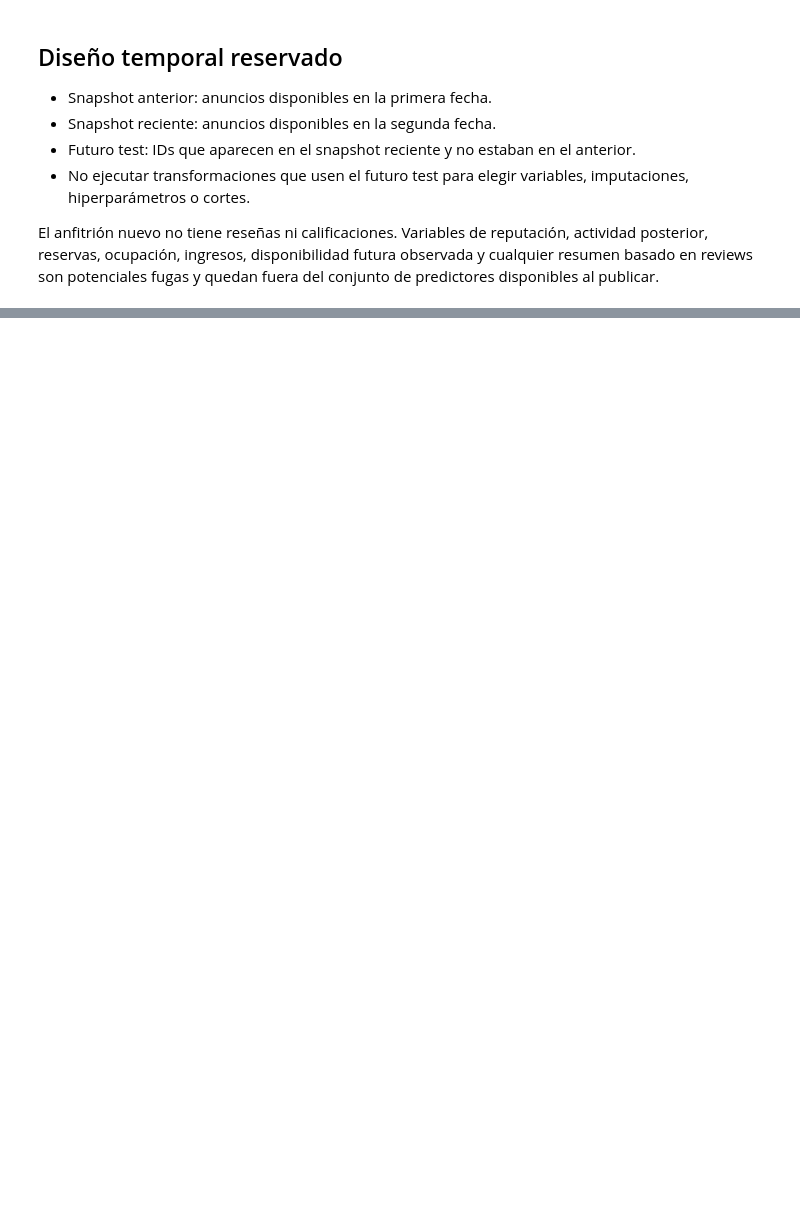
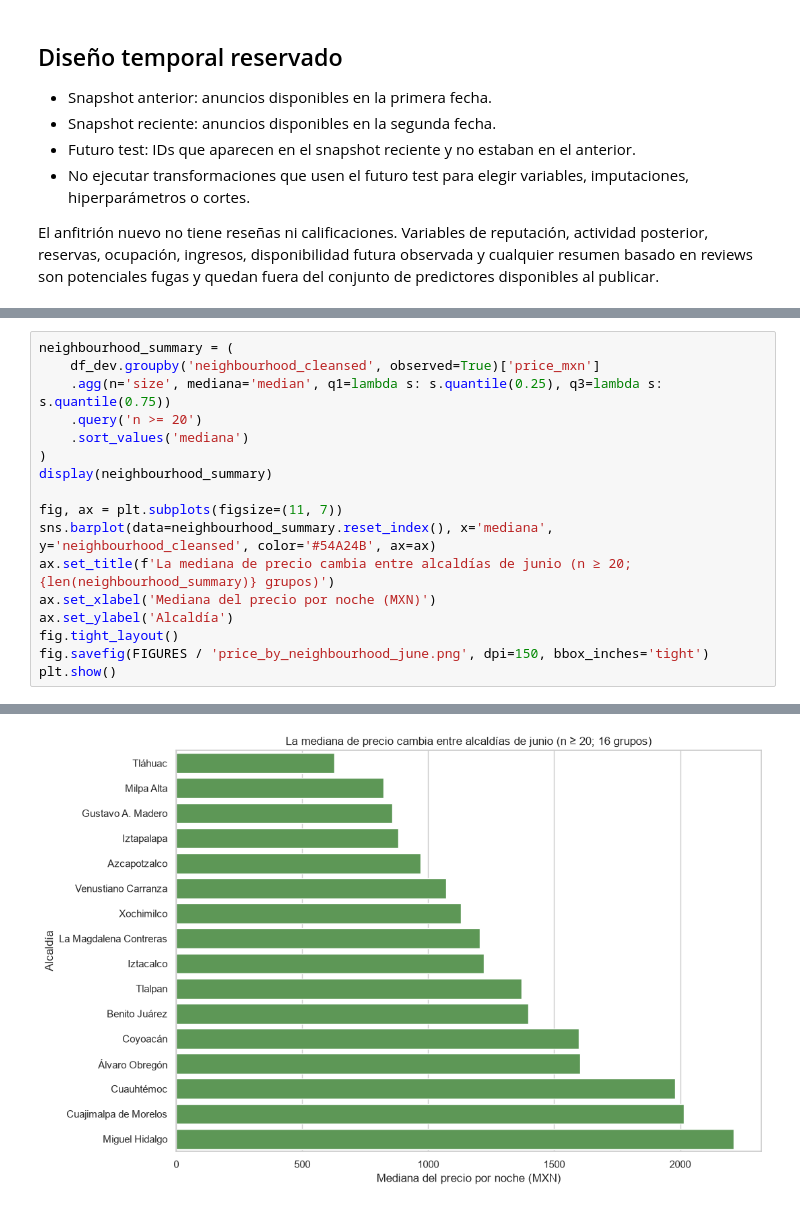
Before and after one commit to anasofiaeggenberger/data-science-airbnb-pricing, a Jupyter notebook: notebooks/01_eda.ipynb, the cells around one changed output, grey strips where cells are left out. Cells and saved outputs as stored; diff of their text form; blank space fills up the shorter version.

```diff
--- a/notebooks/01_eda.ipynb
+++ b/notebooks/01_eda.ipynb
@@ -38,0 +178,18 @@ listings_files  # Debe mostrar los snapshots descargados; todavía no se ejecuta
+# %%
+neighbourhood_summary = (
+    df_dev.groupby('neighbourhood_cleansed', observed=True)['price_mxn']
+    .agg(n='size', mediana='median', q1=lambda s: s.quantile(0.25), q3=lambda s: s.quantile(0.75))
+    .query('n >= 20')
+    .sort_values('mediana')
+)
+display(neighbourhood_summary)
+
+fig, ax = plt.subplots(figsize=(11, 7))
+sns.barplot(data=neighbourhood_summary.reset_index(), x='mediana', y='neighbourhood_cleansed', color='#54A24B', ax=ax)
+ax.set_title(f'La mediana de precio cambia entre alcaldías de junio (n ≥ 20; {len(neighbourhood_summary)} grupos)')
+ax.set_xlabel('Mediana del precio por noche (MXN)')
+ax.set_ylabel('Alcaldía')
+fig.tight_layout()
+fig.savefig(FIGURES / 'price_by_neighbourhood_june.png', dpi=150, bbox_inches='tight')
+plt.show()
+# %% [output]
@@ -38,0 +214 @@ listings_files  # Debe mostrar los snapshots descargados; todavía no se ejecuta
+[figure, added]
```
Also changed, not shown: parts of 20 cells of this notebook, 6 other files.
